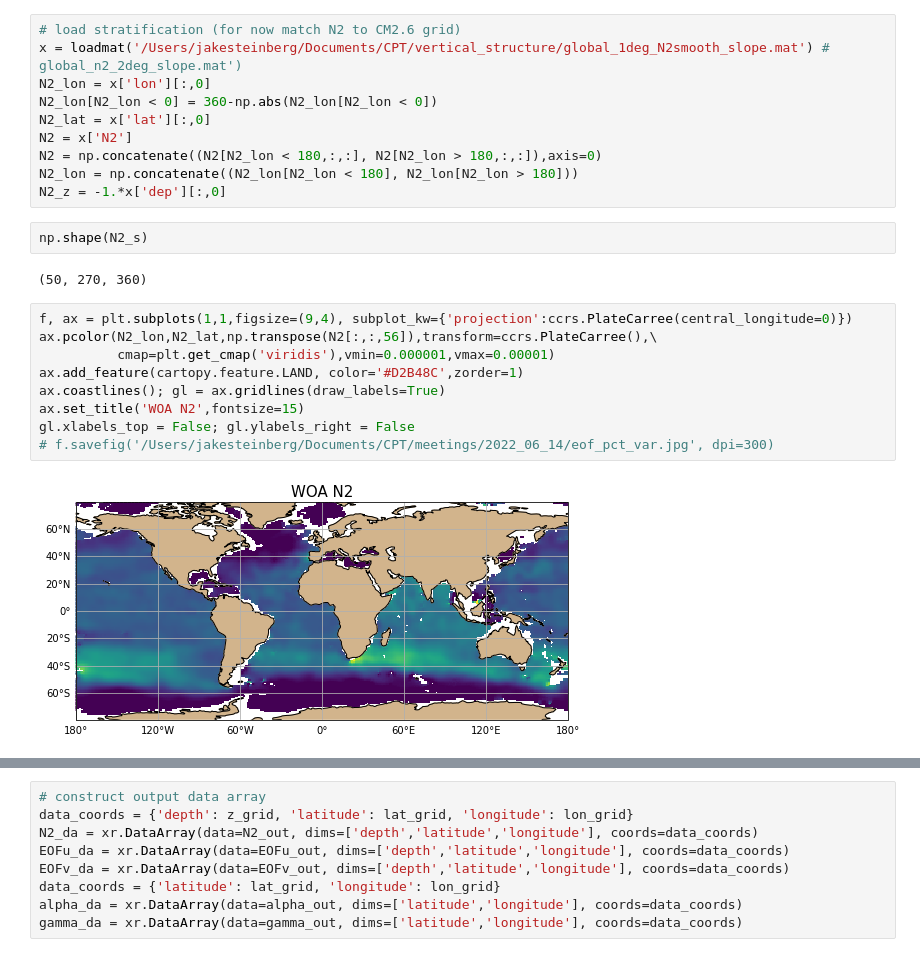
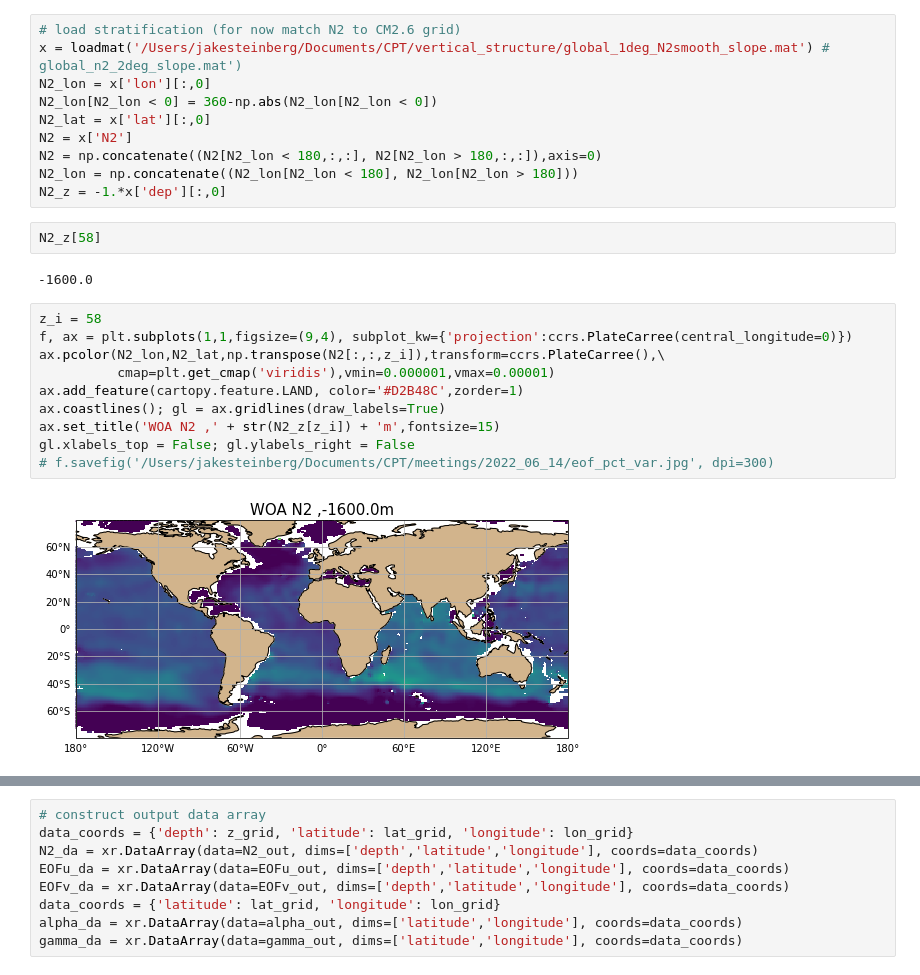
Before and after one commit to jakesteinberg/CPT, a Jupyter notebook: bottom_slope_EOF_grids.ipynb, the cells around one changed output, grey strips where cells are left out. Drawn from its saved outputs; the diff is of its cells as text.

```diff
--- a/bottom_slope_EOF_grids.ipynb
+++ b/bottom_slope_EOF_grids.ipynb
@@ -84,21 +82,22 @@ N2 = x['N2']
 N2 = np.concatenate((N2[N2_lon < 180,:,:], N2[N2_lon > 180,:,:]),axis=0)
 N2_lon = np.concatenate((N2_lon[N2_lon < 180], N2_lon[N2_lon > 180]))
 N2_z = -1.*x['dep'][:,0]
-# %%
-np.shape(N2_s)
-# %% [output]
-(50, 270, 360)
+# %%
+N2_z[58]
+# %% [output]
+-1600.0
 # %%
+z_i = 58
 f, ax = plt.subplots(1,1,figsize=(9,4), subplot_kw={'projection':ccrs.PlateCarree(central_longitude=0)})
-ax.pcolor(N2_lon,N2_lat,np.transpose(N2[:,:,56]),transform=ccrs.PlateCarree(),\
+ax.pcolor(N2_lon,N2_lat,np.transpose(N2[:,:,z_i]),transform=ccrs.PlateCarree(),\
           cmap=plt.get_cmap('viridis'),vmin=0.000001,vmax=0.00001)
 ax.add_feature(cartopy.feature.LAND, color='#D2B48C',zorder=1)
 ax.coastlines(); gl = ax.gridlines(draw_labels=True)
-ax.set_title('WOA N2',fontsize=15)
+ax.set_title('WOA N2 ,' + str(N2_z[z_i]) + 'm',fontsize=15)
 gl.xlabels_top = False; gl.ylabels_right = False
 # f.savefig('/Users/jakesteinberg/Documents/CPT/meetings/2022_06_14/eof_pct_var.jpg', dpi=300)
 # %% [output]
-[figure, old version]
+[figure, new version]
 # %%
 # DEFINE NEW GRID TO SMOOTH TO (faster computation time...at a desired resolution)
 lon_step = 2
```
Also changed, not shown: parts of 10 cells of this notebook, 3 other files.
